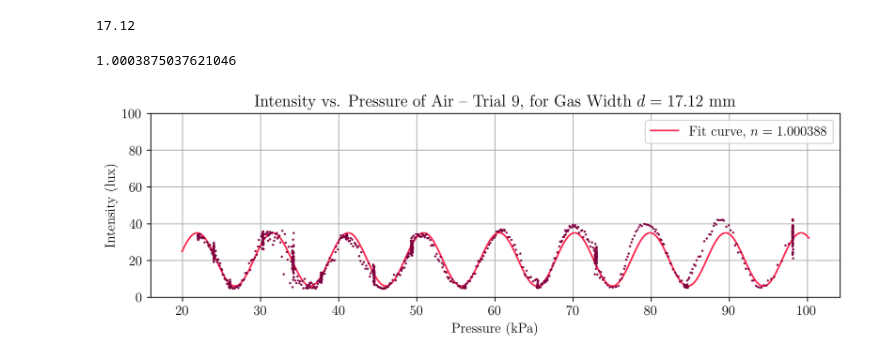
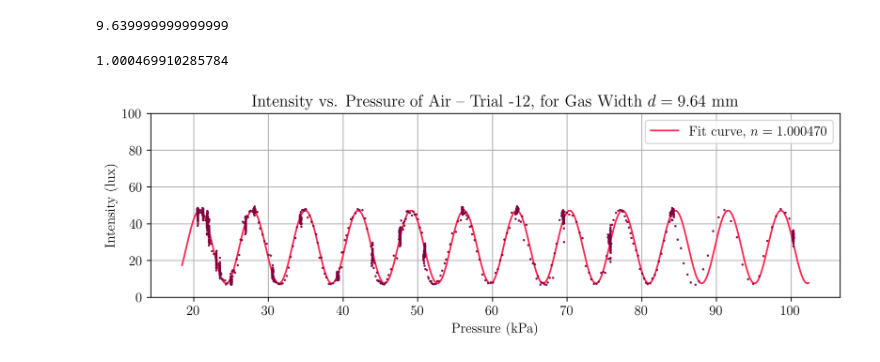
Before and after one commit to tobylee-create/5CL-Capstone, a Jupyter notebook: capstone_analysis.ipynb, the cells around one changed output. Saved outputs shown, nothing was run; the diff lists cells and outputs as text; code cells hidden in the pictures.

Commit message:
SF6 Data

```diff
--- a/capstone_analysis.ipynb
+++ b/capstone_analysis.ipynb
@@ -33,14 +33,14 @@ wavevector = 2*np.pi / wavelength
 container_width = 17.12e-3
 glass_thickness = 3.12e-3
 
-#gas_width = 9.64e-3
-gas_width = container_width# - 2 * glass_thickness
+gas_width = 9.64e-3
+#gas_width = container_width - 2 * glass_thickness
 
 print(gas_width * 1e3)
 
 kpa_per_atm = 101.325
 # %% [output]
-17.12
+9.639999999999999
 # %%
 trial_2_pressures = string_to_float_list("""
 0
@@ -234,22 +234,38 @@ trial_8_data = pd.read_csv("data/11-18-26_air_trial_8.csv")
 trial_8_pressures = trial_8_data["Data Set 1:Pressure(kPa)"]
 trial_8_intensities = trial_8_data["Data Set 1:Illumination(lux)"]
 
-trial_9_data = pd.read_csv("data/11-18-26_co2_trial_1.csv")
+trial_9_data = pd.read_csv("data/11-18-26_air_trial_9.csv")
 trial_9_pressures = trial_9_data["Data Set 1:Pressure(kPa)"]
 trial_9_intensities = trial_9_data["Data Set 1:Illumination(lux)"]
 
-trial_numbers = [2, 4, 5, 6, 7, 8, 9]
-trial_pressures = [trial_2_pressures, trial_4_pressures, trial_5_pressures, trial_6_pressures, trial_7_pressures, trial_8_pressures, trial_9_pressures]
-trial_intensities = [trial_2_intensities, trial_4_intensities, trial_5_intensities, trial_6_intensities, trial_7_intensities, trial_8_intensities, trial_9_intensities]
+co2_trial_1_data = pd.read_csv("data/11-18-26_co2_trial_1.csv")
+co2_trial_1_pressures = co2_trial_1_data["Data Set 1:Pressure(kPa)"]
+co2_trial_1_intensities = co2_trial_1_data["Data Set 1:Illumination(lux)"]
+
+co2_trial_2_data = pd.read_csv("data/11-18-26_co2_trial_2.csv")
+co2_trial_2_pressures = co2_trial_2_data["Data Set 1:Pressure(kPa)"]
+co2_trial_2_intensities = co2_trial_2_data["Data Set 1:Illumination(lux)"]
+
+sf6_trial_1_data = pd.read_csv("data/11-18-26_SF6_trial_1.csv")
+sf6_trial_1_pressures = sf6_trial_1_data["Data Set 1:Pressure(kPa)"]
+sf6_trial_1_intensities = sf6_trial_1_data["Data Set 1:Illumination(lux)"]
+
+sf6_trial_2_data = pd.read_csv("data/11-18-26_SF6_trial_2.csv")
+sf6_trial_2_pressures = sf6_trial_2_data["Data Set 1:Pressure(kPa)"]
+sf6_trial_2_intensities = sf6_trial_2_data["Data Set 1:Illumination(lux)"]
+
+trial_numbers = [2, 4, 5, 6, 7, 8, 9, -1, -2, -11, -12]
+trial_pressures = [trial_2_pressures, trial_4_pressures, trial_5_pressures, trial_6_pressures, trial_7_pressures, trial_8_pressures, trial_9_pressures, co2_trial_1_pressures, co2_trial_2_pressures, sf6_trial_1_pressures, sf6_trial_2_pressures]
+trial_intensities = [trial_2_intensities, trial_4_intensities, trial_5_intensities, trial_6_intensities, trial_7_intensities, trial_8_intensities, trial_9_intensities, co2_trial_1_intensities, co2_trial_2_intensities, sf6_trial_1_intensities, sf6_trial_2_intensities]
 #trial_intensities_err = [trial_2_intensities_err, trial_4_intensities_err, np.zeros(len(trial_5_intensities)), np.zeros(len(trial_6_intensities))]
 # %%
 def fit_curve(P, I0, k, phi, C):
     n = 1 + k * P
-    return I0  * np.cos((n * wavevector * gas_width + phi) / 2)**2 + C
+    return I0  * np.cos((n * wavevector * 2*gas_width + phi) / 2)**2 + C
     #return (I0 / 2) * np.cos(n * wavevector * gas_width + phi) + C
 # %%
 for i in range(len(trial_pressures)):
-    if(trial_numbers[i] != 9):
+    if(trial_numbers[i] != -12):
         continue
     pressure = trial_pressures[i]#kpa_per_atm - trial_pressures[i]
     intensity = trial_intensities[i]
@@ -263,32 +279,32 @@ for i in range(len(trial_pressures)):
 
     course_fit_params = scipy.optimize.differential_evolution(loss_function, bounds=fit_bounds, args=(pressure, intensity))
 
     popt, pcov = scipy.optimize.curve_fit(fit_curve, pressure, intensity, p0 = course_fit_params.x, bounds=fit_bounds, maxfev=10000)
     I0, k, phi, C = popt
     n = 1 + k * kpa_per_atm
     #print(popt)
     print(n)
 
 
 
     fig, ax = plt.subplots(1, figsize=(9, 3), layout='constrained')
 
     ax.set_xlabel("Pressure (kPa)")
     ax.set_ylabel("Intensity (lux)")
     ax.set_title(rf"Intensity vs. Pressure of Air -- Trial {trial_numbers[i]}, for Gas Width $d = {gas_width*1e3:0.2f}$ mm")
 
     ax.xaxis.set_major_locator(ticker.MultipleLocator(10))
     ax.set_ylim(0, 100)
 
     ax.errorbar(pressure, intensity, intensity_err, color = 'xkcd:wine', markersize=2, alpha = 0.9, markeredgecolor='none', fmt='o', capsize=0, zorder=10)
 
     xvals = np.linspace(min(pressure) - 2, max(pressure) + 2, 1000)
     ax.plot(xvals, fit_curve(xvals, *popt), color = 'xkcd:reddish pink', label = rf"Fit curve, $n = {n:0.6f}$", linewidth=1.5)
 
 
     ax.legend()
 
     fig.savefig("plots/air_trial_4_data.png", dpi=400)
 # %% [output]
-1.0003875037621046
+1.000469910285784
-[figure, old version]
+[figure, new version]
```
Also changed, not shown: 5 other files.
